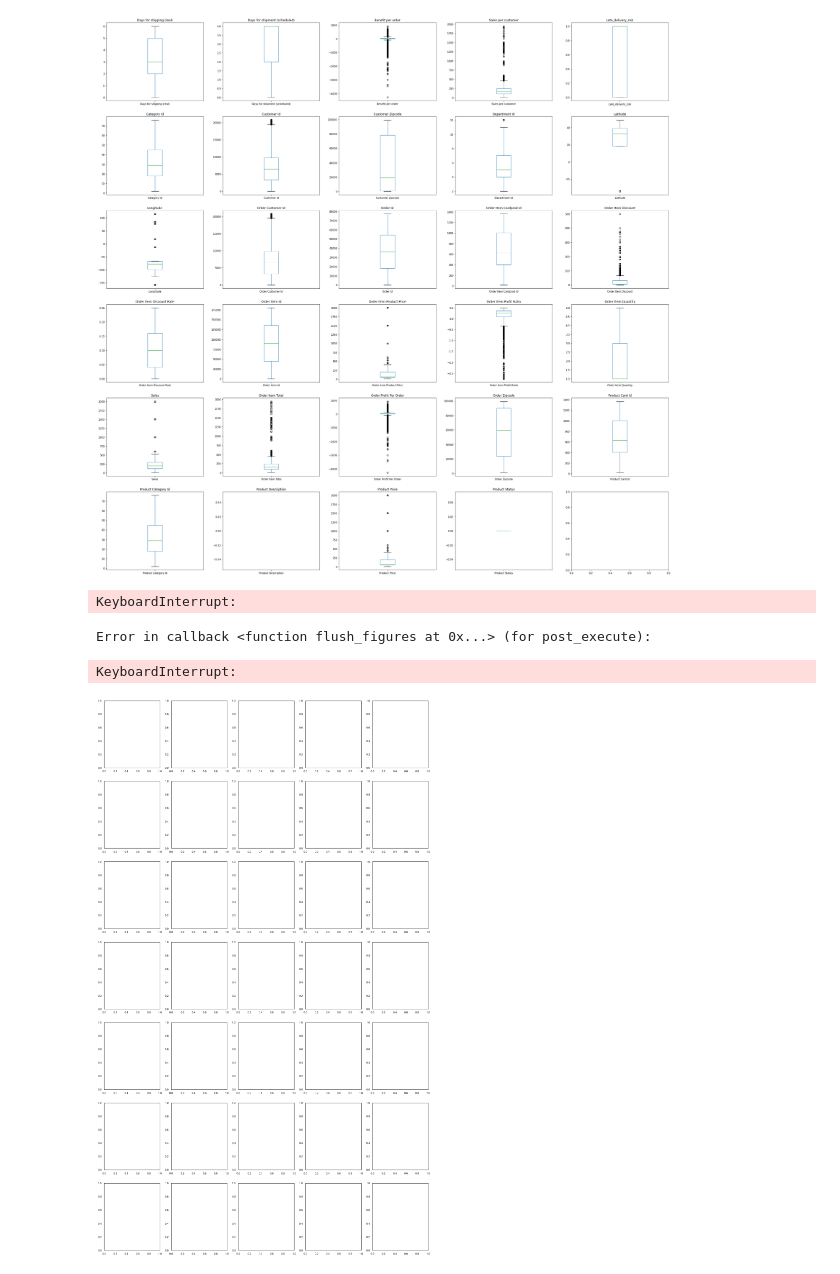
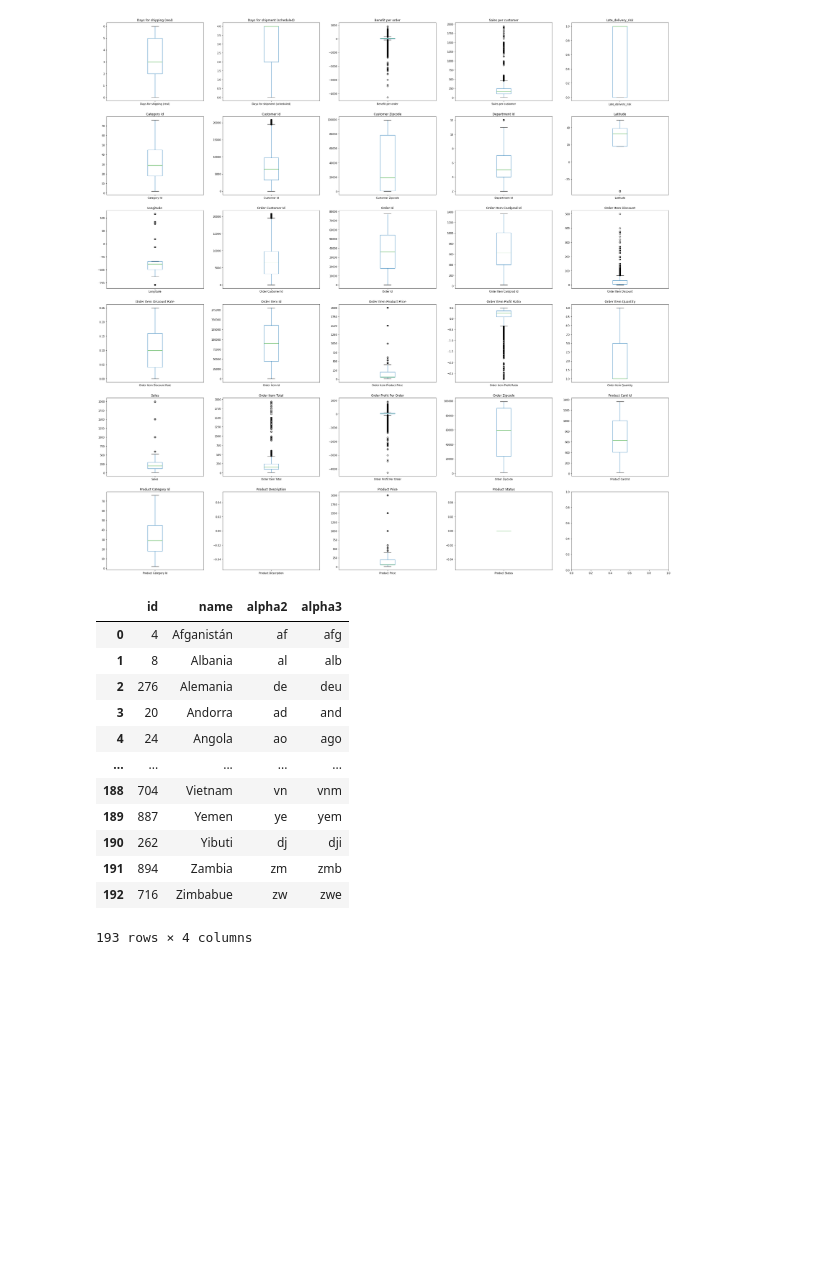
Before and after one commit to phucnh22/BI_Project_SCM, a Jupyter notebook: Analysis.ipynb, the cells around one changed output. Drawn from its saved outputs; the diff is of its cells as text; code cells hidden in the pictures; blank space fills up the shorter version.

```diff
--- a/Analysis.ipynb
+++ b/Analysis.ipynb
@@ -301,35 +297,3 @@ for ax, feat in zip(axes.flatten(), metric_features):
 plt.show()
 # %% [output]
 [figure]
-# %%
-# Prepare figure. Create individual axes where each bar plot will be placed
-fig, axes = plt.subplots(5, 7, figsize=(23, 35))
-
-# Plot data
-# Iterate across axes objects and associate each bar plot (hint: use the ax argument):
-for ax, feat in zip(axes.flatten(), non_metric_features):
-    data[feat].value_counts().plot(kind="bar", ax=ax, title=feat)
-
-plt.show()
-# %% [output]
-KeyboardInterrupt:
-Error in callback <function flush_figures at 0x...> (for post_execute):
-KeyboardInterrupt:
-# %%
-def categorical_cardinality_plot(df, features):
-    # figure and axes
-    fig, axes = plt.subplots(7, 5, figsize=(23,40))
-
-    # plot data
-    for ax, feat in zip(axes.flatten(), non_metric_features):
-        df = pd.DataFrame(data[feat].value_counts()/len(data[feat]))
-        df.rename(columns={feat:"Relative Frequency"}, inplace=True)
-
-    plt.show()
-
-plot_df = data[non_metric_features]
-plot_features = non_metric_features
-
-categorical_cardinality_plot(plot_df, plot_features)
-# %% [output]
-[figure, removed]
@@ -335,0 +306,16 @@ categorical_cardinality_plot(plot_df, plot_features)
+# %%
+c_code_es
+# %% [output]
+|  | id | name | alpha2 | alpha3 |
+| 0 | 4 | Afganistán | af | afg |
+| 1 | 8 | Albania | al | alb |
+| 2 | 276 | Alemania | de | deu |
+| 3 | 20 | Andorra | ad | and |
+| 4 | 24 | Angola | ao | ago |
+| ... | ... | ... | ... | ... |
+| 188 | 704 | Vietnam | vn | vnm |
+| 189 | 887 | Yemen | ye | yem |
+| 190 | 262 | Yibuti | dj | dji |
+| 191 | 894 | Zambia | zm | zmb |
+| 192 | 716 | Zimbabue | zw | zwe |
+193 rows × 4 columns
```
Also changed, not shown: parts of 17 cells of this notebook, 8 other files.
